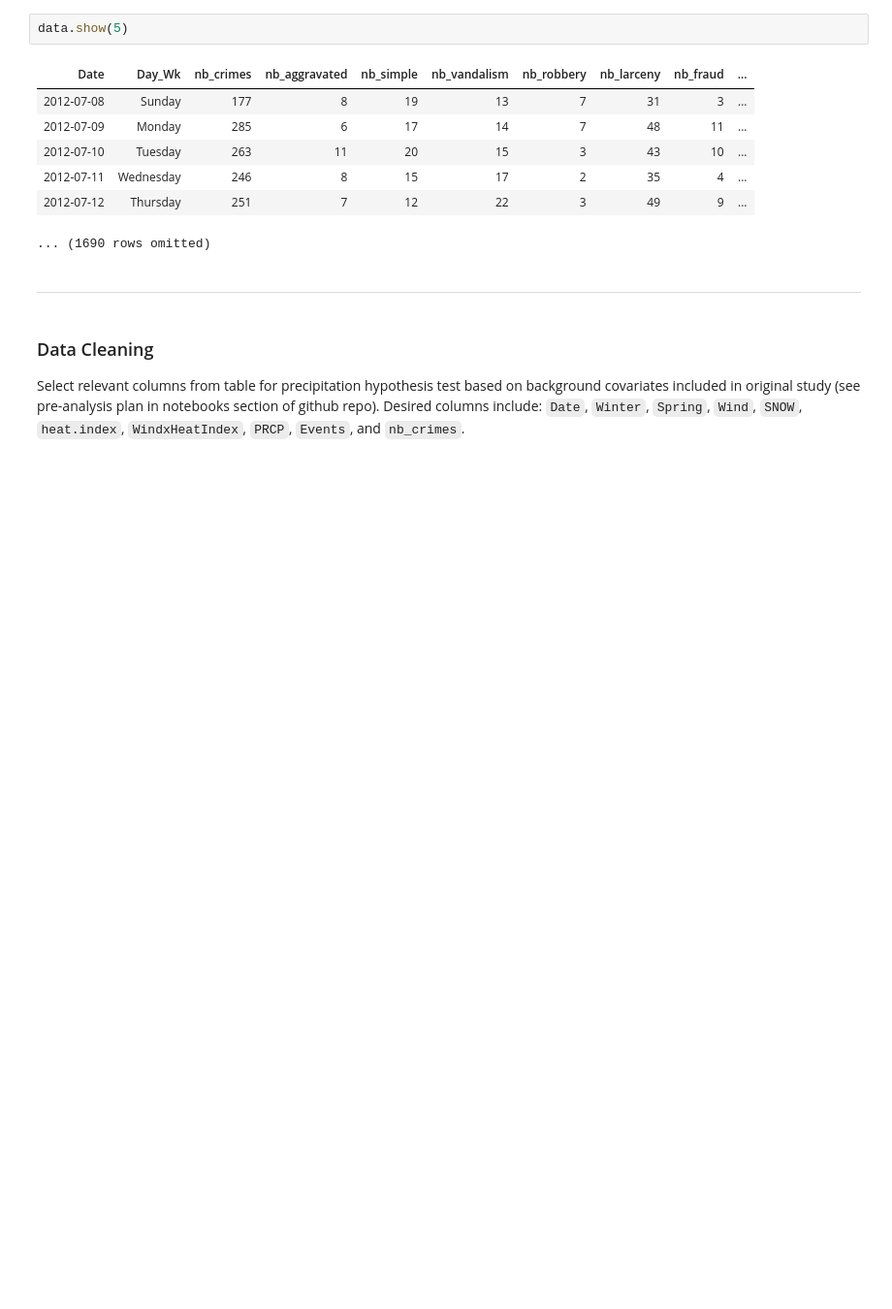
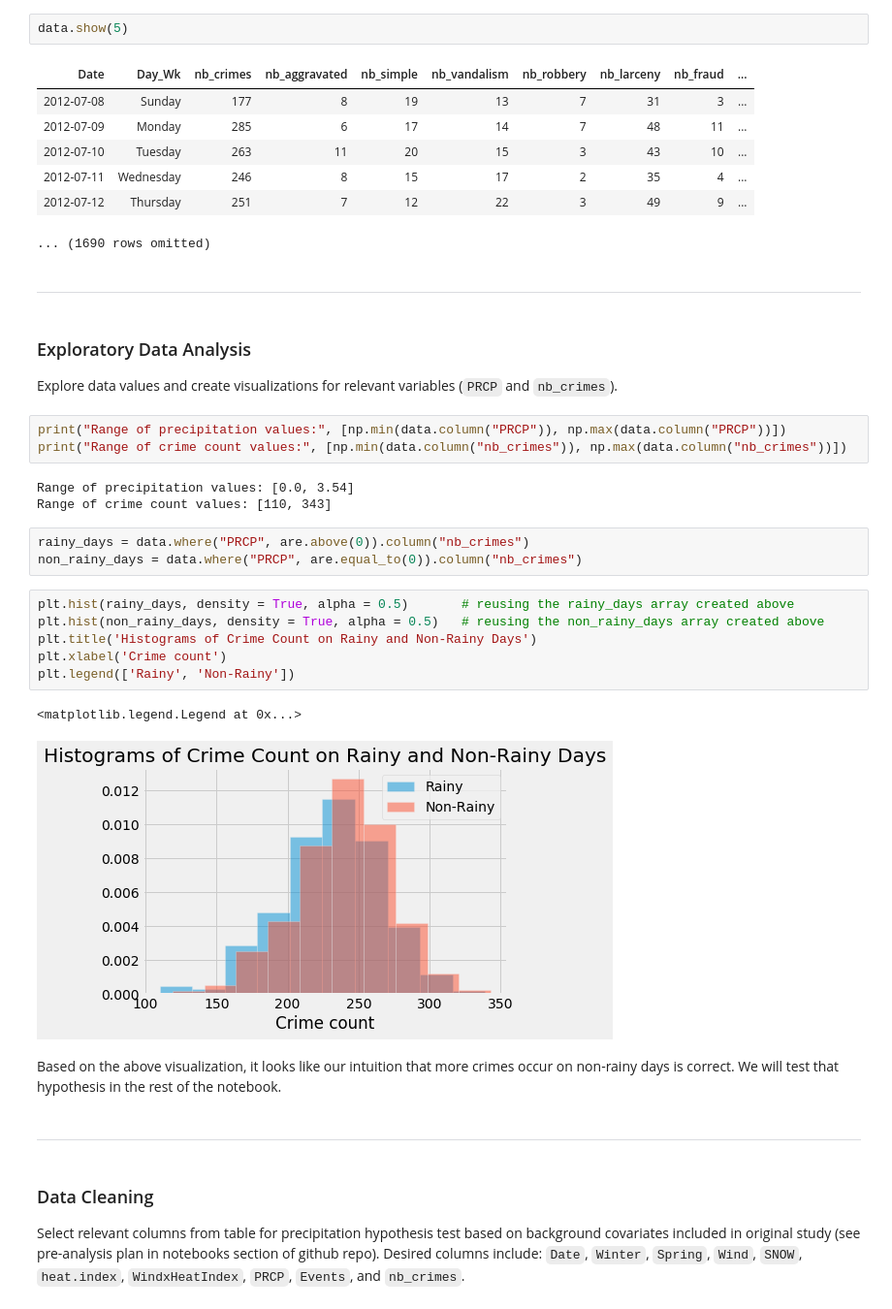
Before and after one commit to ls88-openscienceconnector/final-project-team-5, a Jupyter notebook: notebooks/LS88_Final.ipynb, the cells around one changed output. Shown at 97% size. Drawn from its saved outputs; the diff is of its cells as text; blank space fills up the shorter version.

```diff
--- a/notebooks/LS88_Final.ipynb
+++ b/notebooks/LS88_Final.ipynb
@@ -36,6 +37,31 @@ data.show(5)
 | 2012-07-11 | Wednesday | 246 | 8 | 15 | 17 | 2 | 35 | 4 | ... |
 | 2012-07-12 | Thursday | 251 | 7 | 12 | 22 | 3 | 49 | 9 | ... |
 ... (1690 rows omitted)
+# %% [markdown]
+---
+# %% [markdown]
+### Exploratory Data Analysis
+Explore data values and create visualizations for relevant variables (`PRCP` and `nb_crimes`).
+# %%
+print("Range of precipitation values:", [np.min(data.column("PRCP")), np.max(data.column("PRCP"))])
+print("Range of crime count values:", [np.min(data.column("nb_crimes")), np.max(data.column("nb_crimes"))])
+# %% [output]
+Range of precipitation values: [0.0, 3.54]
+Range of crime count values: [110, 343]
+# %%
+rainy_days = data.where("PRCP", are.above(0)).column("nb_crimes")
+non_rainy_days = data.where("PRCP", are.equal_to(0)).column("nb_crimes")
+# %%
+plt.hist(rainy_days, density = True, alpha = 0.5)       # reusing the rainy_days array created above
+plt.hist(non_rainy_days, density = True, alpha = 0.5)   # reusing the non_rainy_days array created above
+plt.title('Histograms of Crime Count on Rainy and Non-Rainy Days')
+plt.xlabel('Crime count')
+plt.legend(['Rainy', 'Non-Rainy'])
+# %% [output]
+<matplotlib.legend.Legend at 0x...>
+[figure, added]
+# %% [markdown]
+Based on the above visualization, it looks like our intuition that more crimes occur on non-rainy days is correct. We will test that hypothesis in the rest of the notebook.
 # %% [markdown]
 ---
 # %% [markdown]
```
Also changed, not shown: parts of 2 cells of this notebook.
